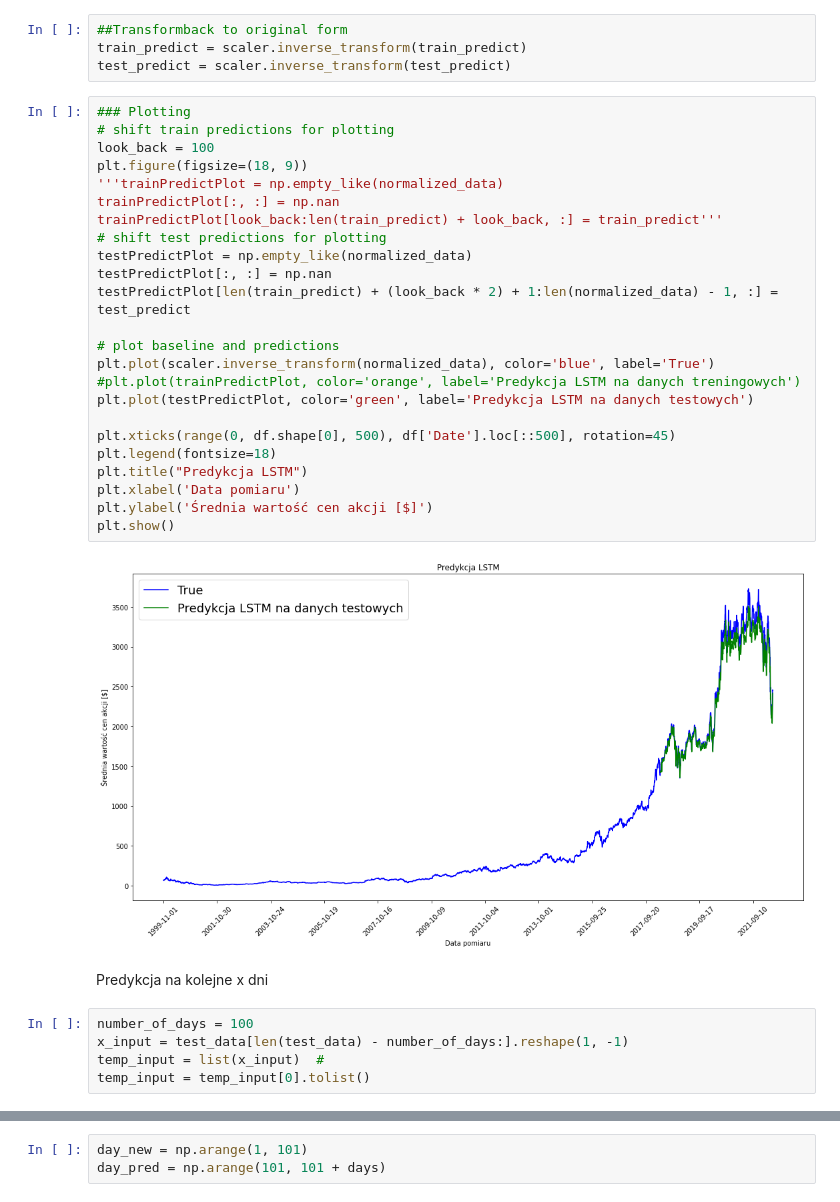
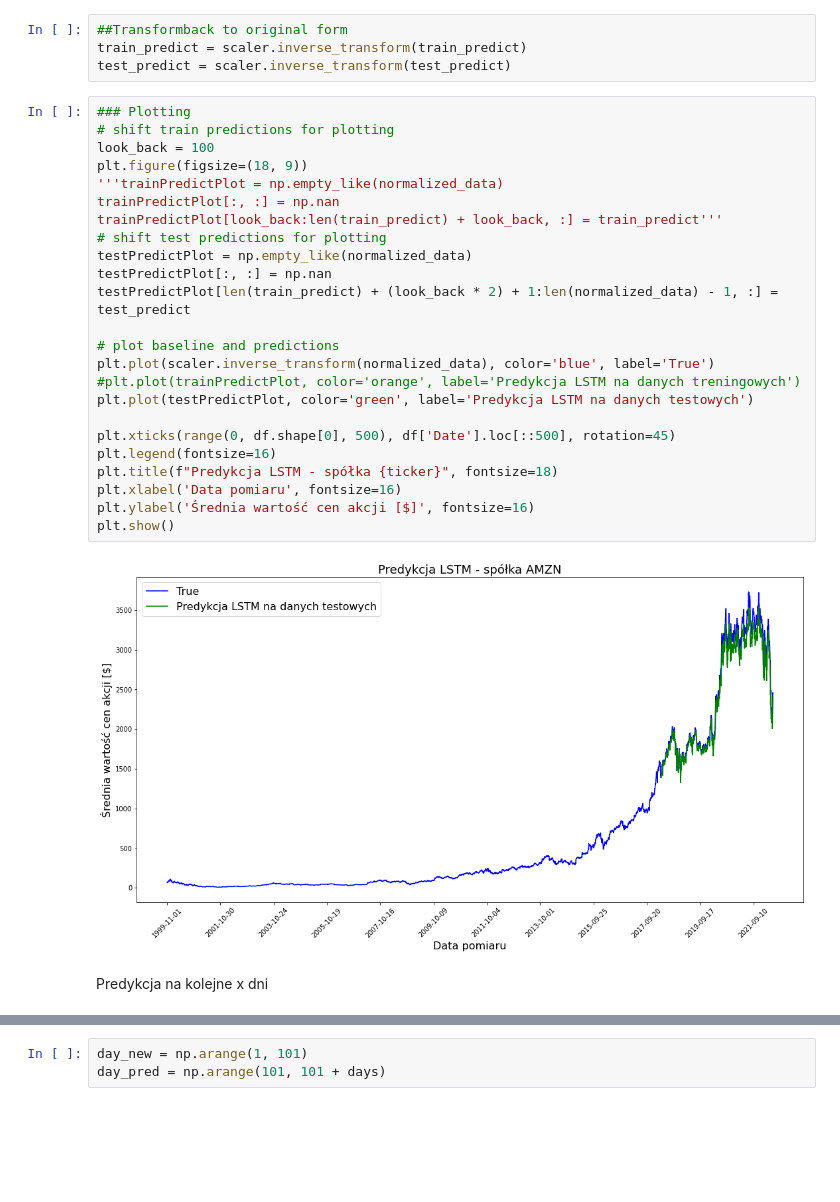
Before and after one commit to Oliwer-Krupa/Stock-market-prediction, a Jupyter notebook: Stock_market_prediction.ipynb, the cells around one changed output, grey strips where cells are left out. Cells and saved outputs as stored; diff of their text form; blank space fills up the shorter version.

```diff
--- a/Stock_market_prediction.ipynb
+++ b/Stock_market_prediction.ipynb
@@ -354,33 +357,28 @@ test_predict = scaler.inverse_transform(test_predict)
 # %%
 ### Plotting
 # shift train predictions for plotting
 look_back = 100
 plt.figure(figsize=(18, 9))
 '''trainPredictPlot = np.empty_like(normalized_data)
 trainPredictPlot[:, :] = np.nan
 trainPredictPlot[look_back:len(train_predict) + look_back, :] = train_predict'''
 # shift test predictions for plotting
 testPredictPlot = np.empty_like(normalized_data)
 testPredictPlot[:, :] = np.nan
 testPredictPlot[len(train_predict) + (look_back * 2) + 1:len(normalized_data) - 1, :] = test_predict
 
 # plot baseline and predictions
 plt.plot(scaler.inverse_transform(normalized_data), color='blue', label='True')
 #plt.plot(trainPredictPlot, color='orange', label='Predykcja LSTM na danych treningowych')
 plt.plot(testPredictPlot, color='green', label='Predykcja LSTM na danych testowych')
 
 plt.xticks(range(0, df.shape[0], 500), df['Date'].loc[::500], rotation=45)
-plt.legend(fontsize=18)
-plt.title("Predykcja LSTM")
-plt.xlabel('Data pomiaru')
-plt.ylabel('Średnia wartość cen akcji [$]')
+plt.legend(fontsize=16)
+plt.title(f"Predykcja LSTM - spółka {ticker}", fontsize=18)
+plt.xlabel('Data pomiaru', fontsize=16)
+plt.ylabel('Średnia wartość cen akcji [$]', fontsize=16)
 plt.show()
 # %% [output]
-[figure, old version]
+[figure, new version]
 # %% [markdown]
 Predykcja na kolejne x dni
-# %%
-number_of_days = 100
-x_input = test_data[len(test_data) - number_of_days:].reshape(1, -1)
-temp_input = list(x_input)  #
-temp_input = temp_input[0].tolist()
```
Also changed, not shown: parts of 13 cells of this notebook.
